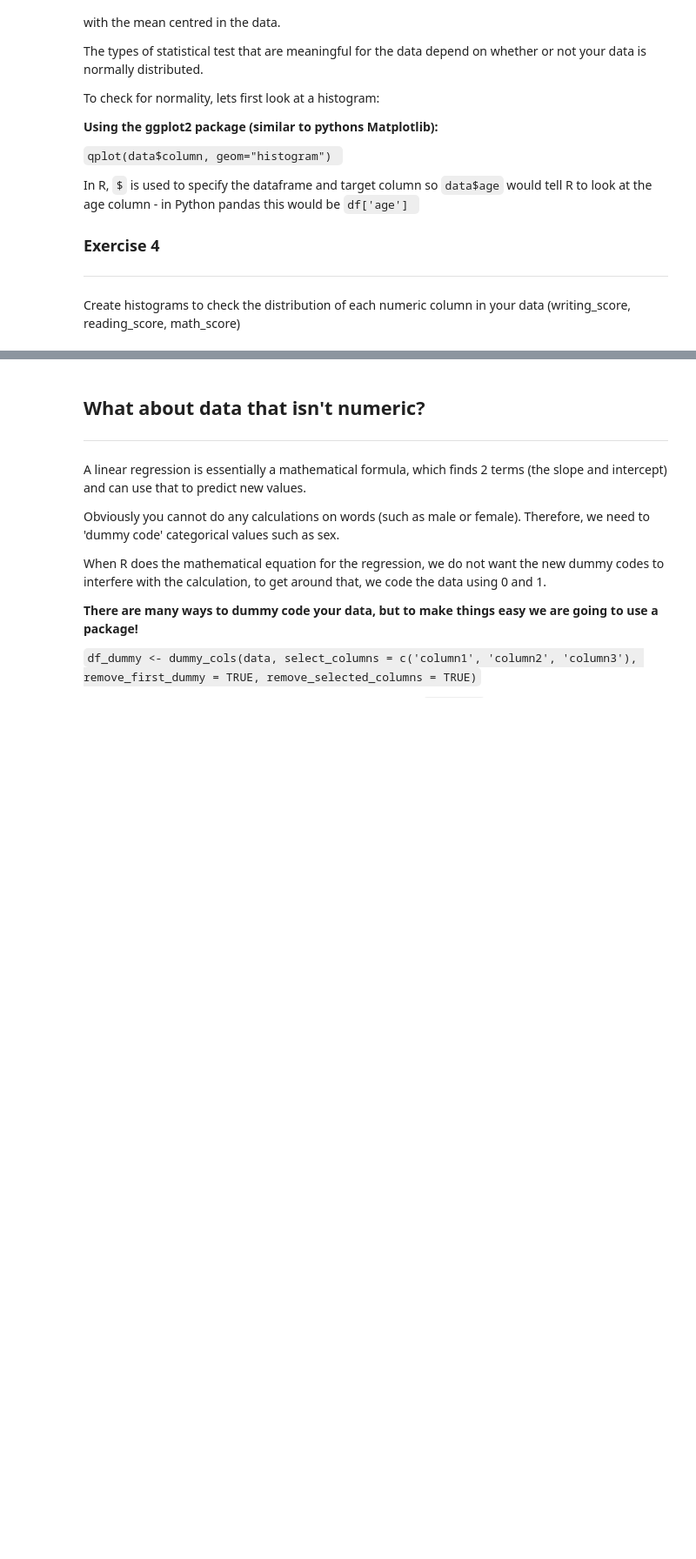
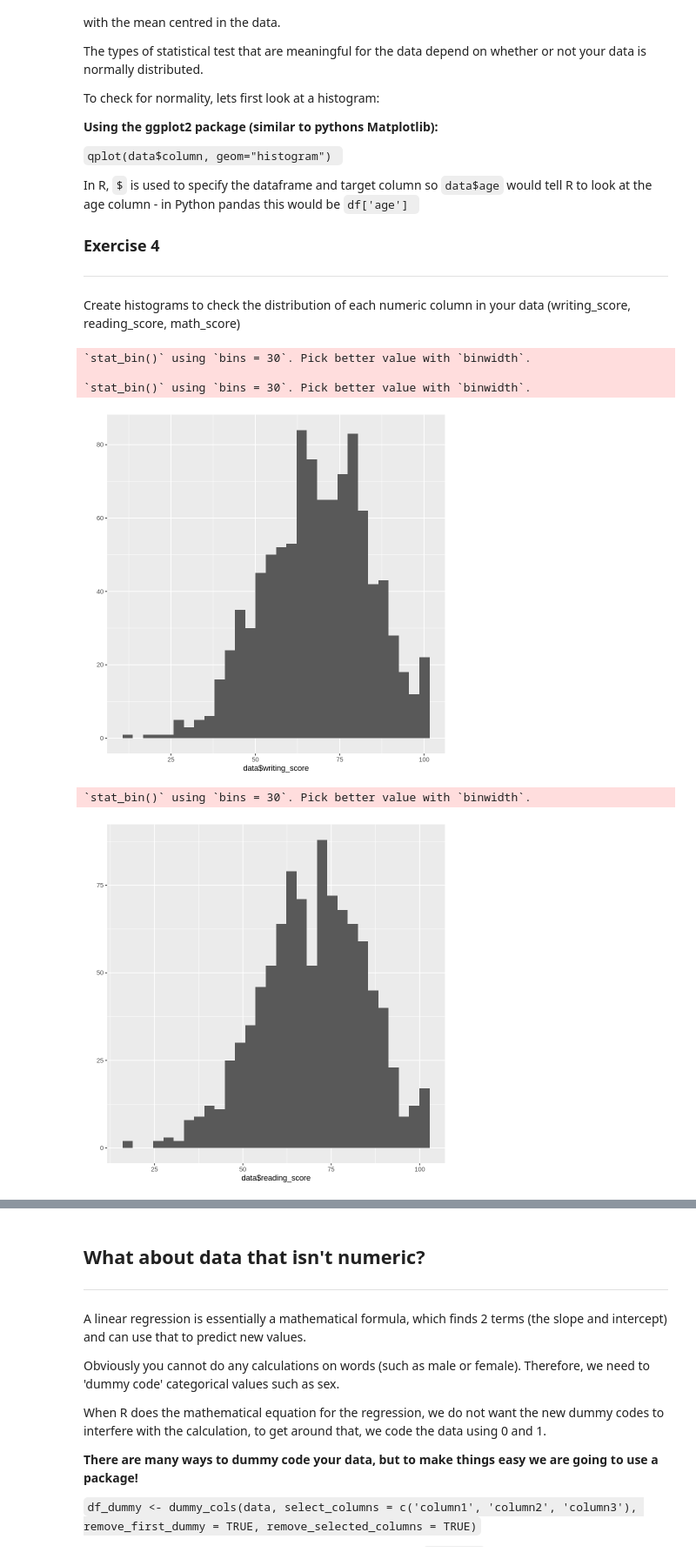
Before and after one commit to magdagucman/programming-for-data, a Jupyter notebook: worksheets/R_Student_performance.ipynb, the cells around one changed output, grey strips where cells are left out. Shown at 87% size. Saved outputs shown, nothing was run; the diff lists cells and outputs as text; code cells hidden in the pictures; blank space fills up the shorter version.

```diff
--- a/worksheets/R_Student_performance.ipynb
+++ b/worksheets/R_Student_performance.ipynb
@@ -62,3 +75,8 @@ url = "https://raw.githubusercontent.com/lilaceri/Working-with-data-/main/exams.
 ---
 
 Read the data into a variable and have a look at it.
+# %%
+data <- read_csv("https://raw.githubusercontent.com/lilaceri/Working-with-data-/main/exams.csv")
+
+head(data)
+summary(data)
@@ -142,3 +266,14 @@ In R, `$` is used to specify the dataframe and target column so `data$age` would
 ---
 
 Create histograms to check the distribution of each numeric column in your data (writing_score, reading_score, math_score)
+# %%
+qplot(data$writing_score, geom="histogram")
+qplot(data$reading_score, geom="histogram")
+qplot(data$math_score, geom="histogram")
+# %% [output]
+`stat_bin()` using `bins = 30`. Pick better value with `binwidth`.
+
+`stat_bin()` using `bins = 30`. Pick better value with `binwidth`.
+[figure, added]
+`stat_bin()` using `bins = 30`. Pick better value with `binwidth`.
+[figure, added]
```
Also changed, not shown: parts of 16 cells of this notebook.
